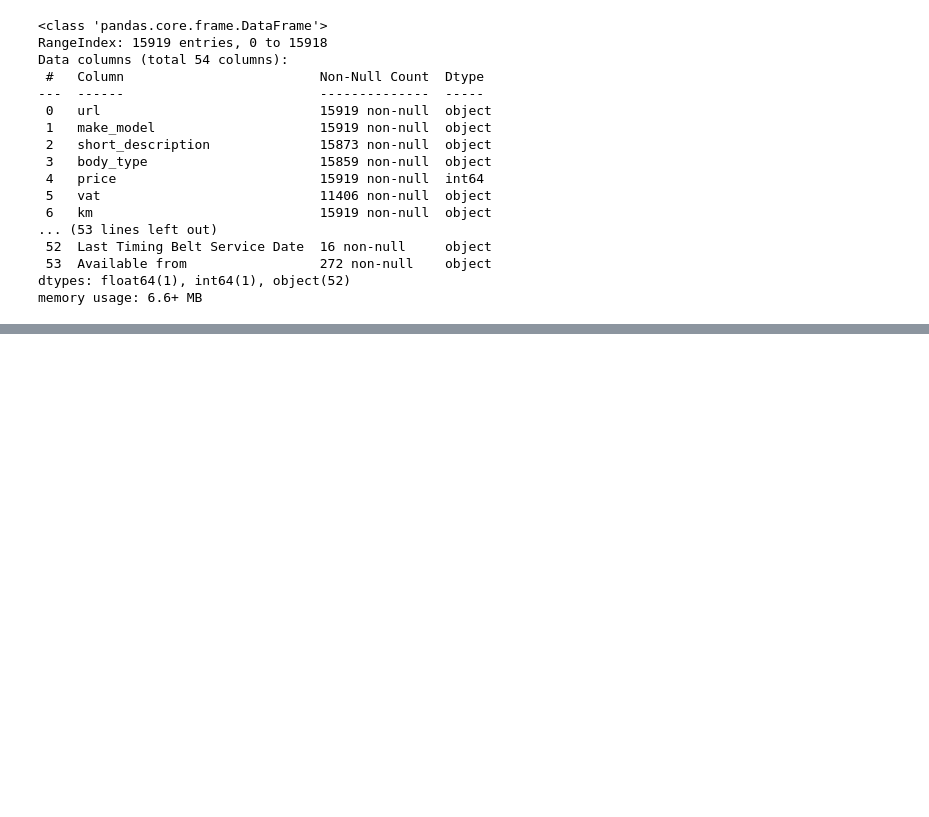
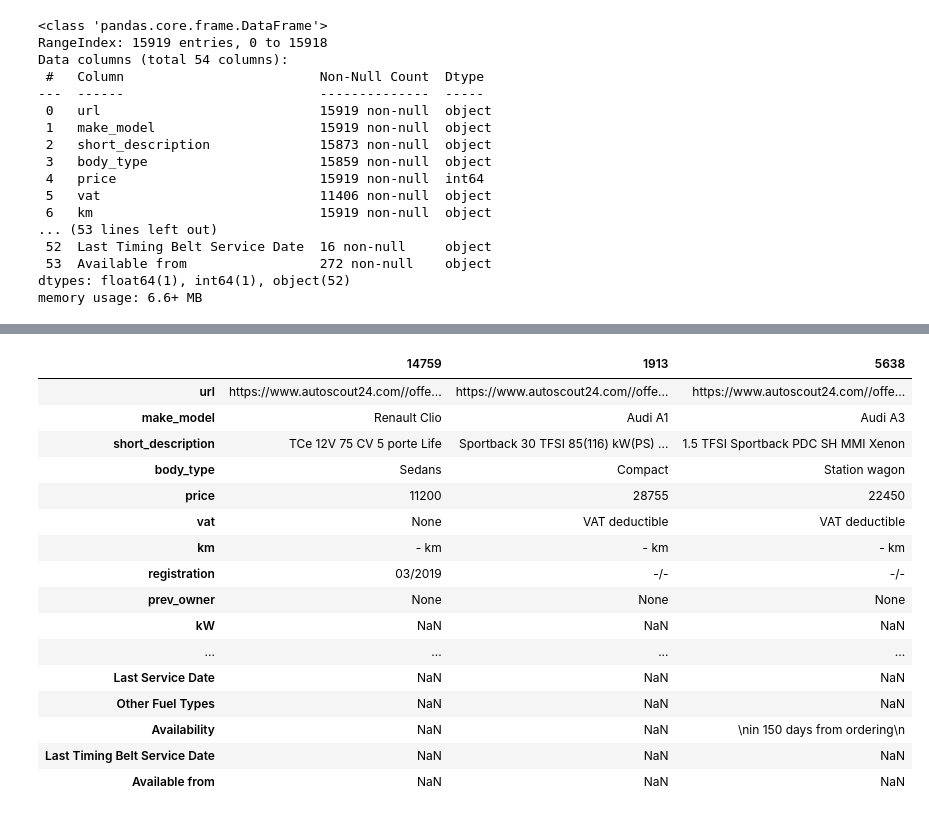
Before and after one commit to gulakkoc/Clarusway_DA, a Jupyter notebook: Projects/Capstone_Project/Capstone_Project_W_Group.ipynb, the cells around one changed output, grey strips where cells are left out. Saved outputs shown, nothing was run; the diff lists cells and outputs as text; code cells hidden in the pictures; blank space fills up the shorter version.

```diff
--- a/Projects/Capstone_Project/Capstone_Project_W_Group.ipynb
+++ b/Projects/Capstone_Project/Capstone_Project_W_Group.ipynb
@@ -739,0 +883,20 @@ df.Body.iloc[3][1]
+# %%
+df[df.km == "- km"].sample(3).T
+# %% [output]
+|  | 14759 | 1913 | 5638 |
+| url | https://www.autoscout24.com//offe... | https://www.autoscout24.com//offe... | https://www.autoscout24.com//offe... |
+| make_model | Renault Clio | Audi A1 | Audi A3 |
+| short_description | TCe 12V 75 CV 5 porte Life | Sportback 30 TFSI 85(116) kW(PS) ... | 1.5 TFSI Sportback PDC SH MMI Xenon |
+| body_type | Sedans | Compact | Station wagon |
+| price | 11200 | 28755 | 22450 |
+| vat | None | VAT deductible | VAT deductible |
+| km | - km | - km | - km |
+| registration | 03/2019 | -/- | -/- |
+| prev_owner | None | None | None |
+| kW | NaN | NaN | NaN |
+| ... | ... | ... | ... |
+| Last Service Date | NaN | NaN | NaN |
+| Other Fuel Types | NaN | NaN | NaN |
+| Availability | NaN | NaN | \nin 150 days from ordering\n |
+| Last Timing Belt Service Date | NaN | NaN | NaN |
+| Available from | NaN | NaN | NaN |
```
Also changed, not shown: parts of 57 cells of this notebook, 1 other file.
